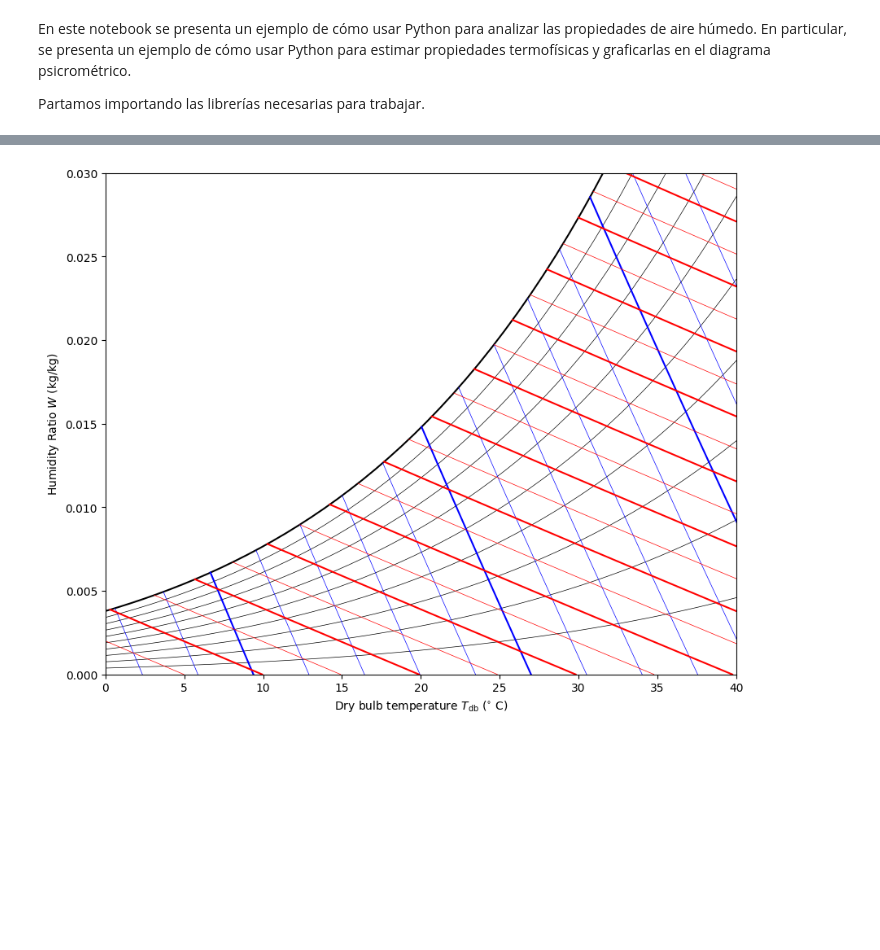
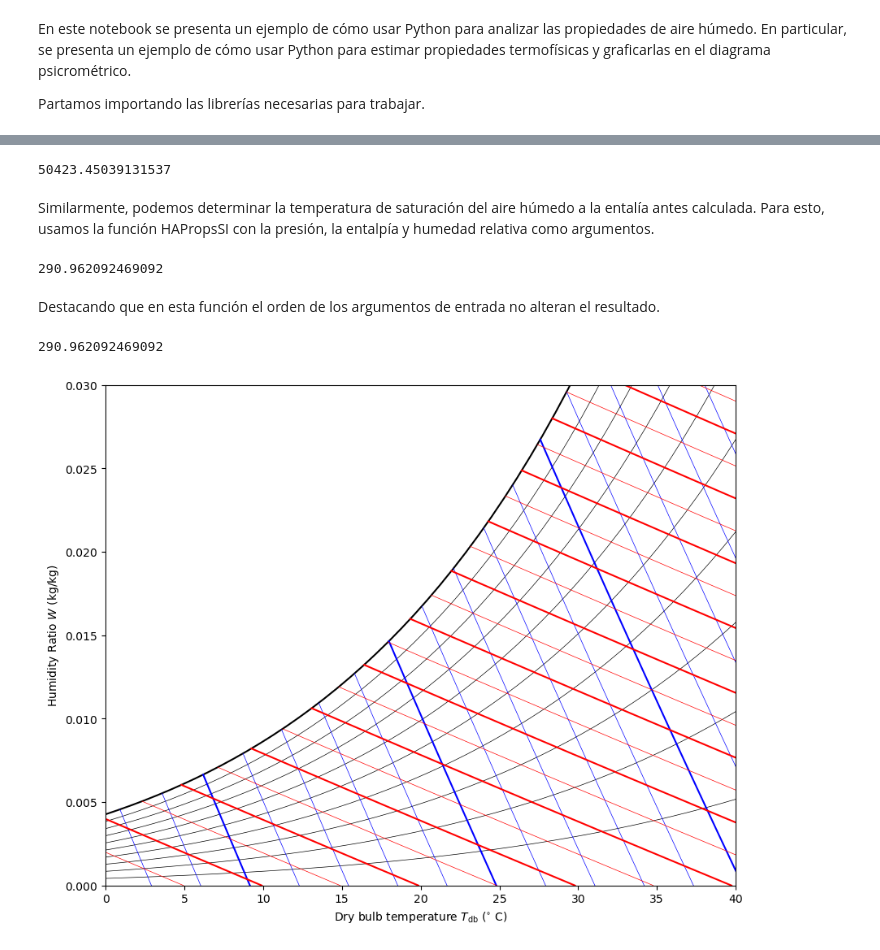
Before and after one commit to J-Cardemil/MOOC_Thermal-Systems, a Jupyter notebook: Class 14 - Coolprop_Humid_Air.ipynb, the cells around one changed output, grey strips where cells are left out. Cells and saved outputs as stored; diff of their text form; code cells hidden in the pictures; blank space fills up the shorter version.

```diff
--- a/Class 14 - Coolprop_Humid_Air.ipynb
+++ b/Class 14 - Coolprop_Humid_Air.ipynb
@@ -31,37 +27,62 @@ T = HAPropsSI('T','H',h,'R',1.0,'P',101325); print(T)
+# %%
+T_1 = 25 + 273.15 # K
+R_1 = 0.5 # Relative Humidity
+P_1 = 101325 #Pa
+h = HAPropsSI('H','T',T_1,'P',P_1,'R',R_1); print(h)
+
+W_1 = HAPropsSI('W','T',T_1,'P',P_1,'R',R_1)
+# %% [output]
+50423.45039131537
+# %% [markdown]
+Similarmente, podemos determinar la temperatura de saturación del aire húmedo a la entalía antes calculada. Para esto, usamos la función HAPropsSI con la presión, la entalpía y humedad relativa como argumentos.
+# %%
+P_2 = P_1
+R_2 = 1.0
+T_2 = HAPropsSI('T','P',P_2,'H',h,'R',1.0); print(T_2)
+
+W_2 = HAPropsSI('W','T',T_2,'P',P_2,'R',R_2)
+# %% [output]
+290.962092469092
+# %% [markdown]
+Destacando que en esta función el orden de los argumentos de entrada no alteran el resultado.
+# %%
+T_2_aux = HAPropsSI('T','H',h,'R',1.0,'P',P_2); print(T_2_aux)
+# %% [output]
+290.962092469092
 # %%
-Pressure = 101325# Pa
+Pressure = 90000# Pa
 
 fig, ax = plt.subplots(1,1,figsize=(10, 8))
 Tdbvec = np.linspace(0, 40)+273.15
 
 # Lines of constant relative humidity
 for RH in np.arange(0.1, 1, 0.1):
     W = CP.HAPropsSI("W","R",RH,"P",Pressure,"T",Tdbvec)
     plt.plot(Tdbvec-273.15, W, color='k', lw = 0.5)
 
 # Saturation curve
 W = CP.HAPropsSI("W","R",1,"P",Pressure,"T",Tdbvec)
 plt.plot(Tdbvec-273.15, W, color='k', lw=1.5)
 
 # Lines of constant Vda
-for Vda in np.arange(0.69, 0.961, 0.01):
+for Vda in np.arange(0.79, 1.041, 0.01):
     R = np.linspace(0,1)
     W = CP.HAPropsSI("W","R",R,"P",Pressure,"Vda",Vda)
     Tdb = CP.HAPropsSI("Tdb","R",R,"P",Pressure,"Vda",Vda)
     plt.plot(Tdb-273.15, W, color='b', lw=1.5 if abs(Vda % 0.05) < 0.001 else 0.5)
 
 # Lines of constant Enthalpy
 for h in np.arange(0, 120, 5):
     R = np.linspace(0.0, 1)
     #print(h)
     Tdb = CP.HAPropsSI("Tdb","R",R,"P",Pressure,"H",h*1000)
     W = CP.HAPropsSI("W","R",R,"P",Pressure,"Tdb",Tdb)
     plt.plot(Tdb-273.15, W, color='r', lw=1.5 if abs(h % 10) < 0.001 else 0.5)
 
 plt.xlabel(r'Dry bulb temperature $T_{\rm db}$ ($^{\circ}$ C)')
 plt.ylabel(r'Humidity Ratio $W$ (kg/kg)')
 plt.ylim(0, 0.030)
 plt.xlim(0, 40)
 plt.show()
 # %% [output]
-[figure, old version]
+[figure, new version]
```
Also changed, not shown: parts of 6 cells of this notebook.
